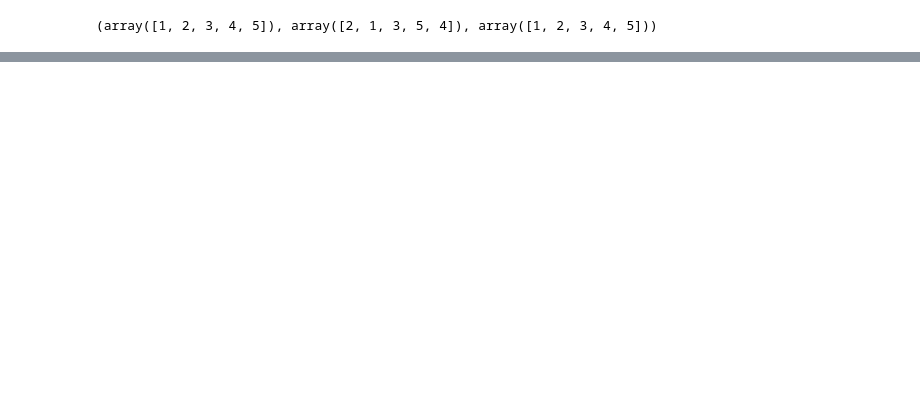
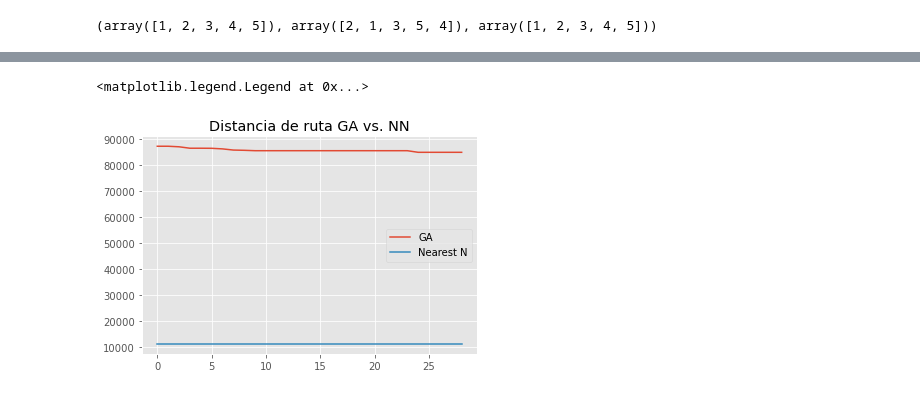
Before and after one commit to Rebeca98/Equipo_InvestigacionOperaciones, a Jupyter notebook: proyecto/Travelling Salesman.ipynb, the cells around one changed output, grey strips where cells are left out. Saved outputs shown, nothing was run; the diff lists cells and outputs as text; code cells hidden in the pictures; blank space fills up the shorter version.

```diff
--- a/proyecto/Travelling Salesman.ipynb
+++ b/proyecto/Travelling Salesman.ipynb
@@ -251,0 +265,8 @@ history
+# %%
+plt.plot(range(len(hist_ga)), [ind.fitness for ind in hist_ga], label="GA")
+plt.plot(range(len(hist_nn)), [ind.fitness for ind in hist_nn], label="Nearest N")
+plt.title("Distancia de ruta GA vs. NN")
+plt.legend()
+# %% [output]
+<matplotlib.legend.Legend at 0x...>
+[figure, added]
```
Also changed, not shown: parts of 16 cells of this notebook, 7 other files.
